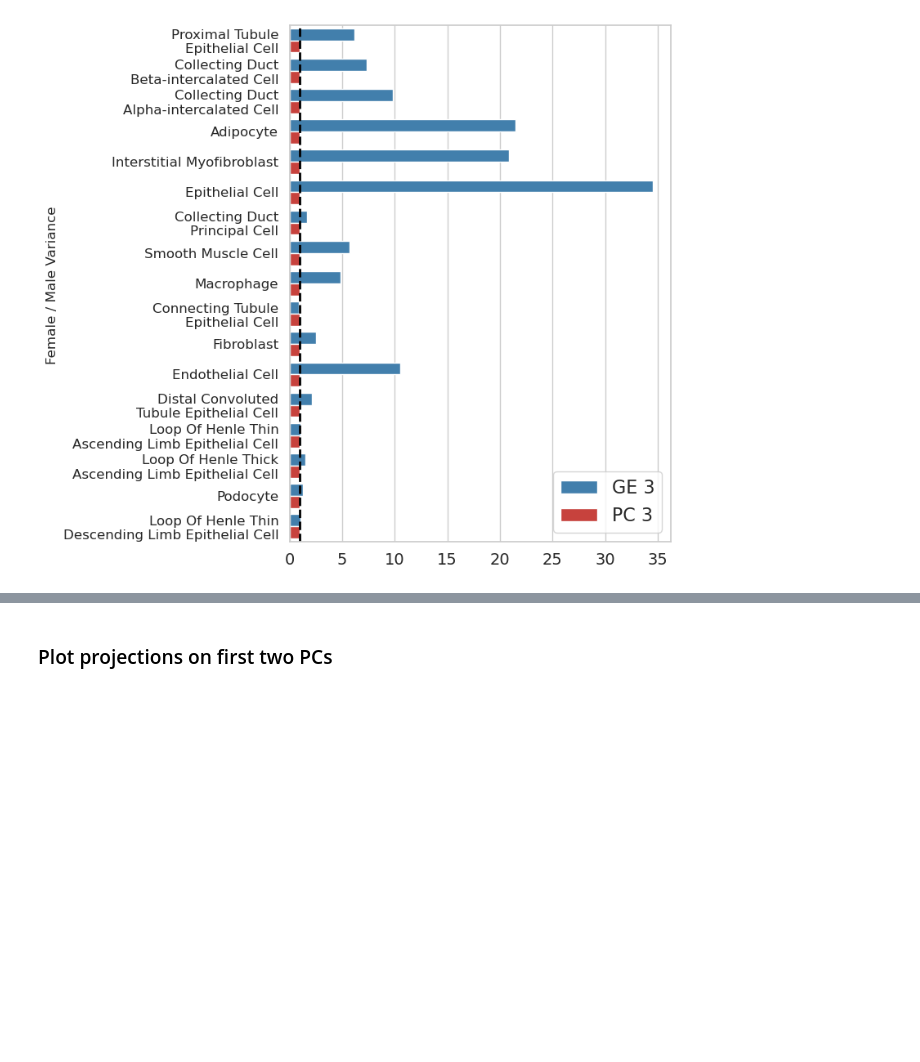
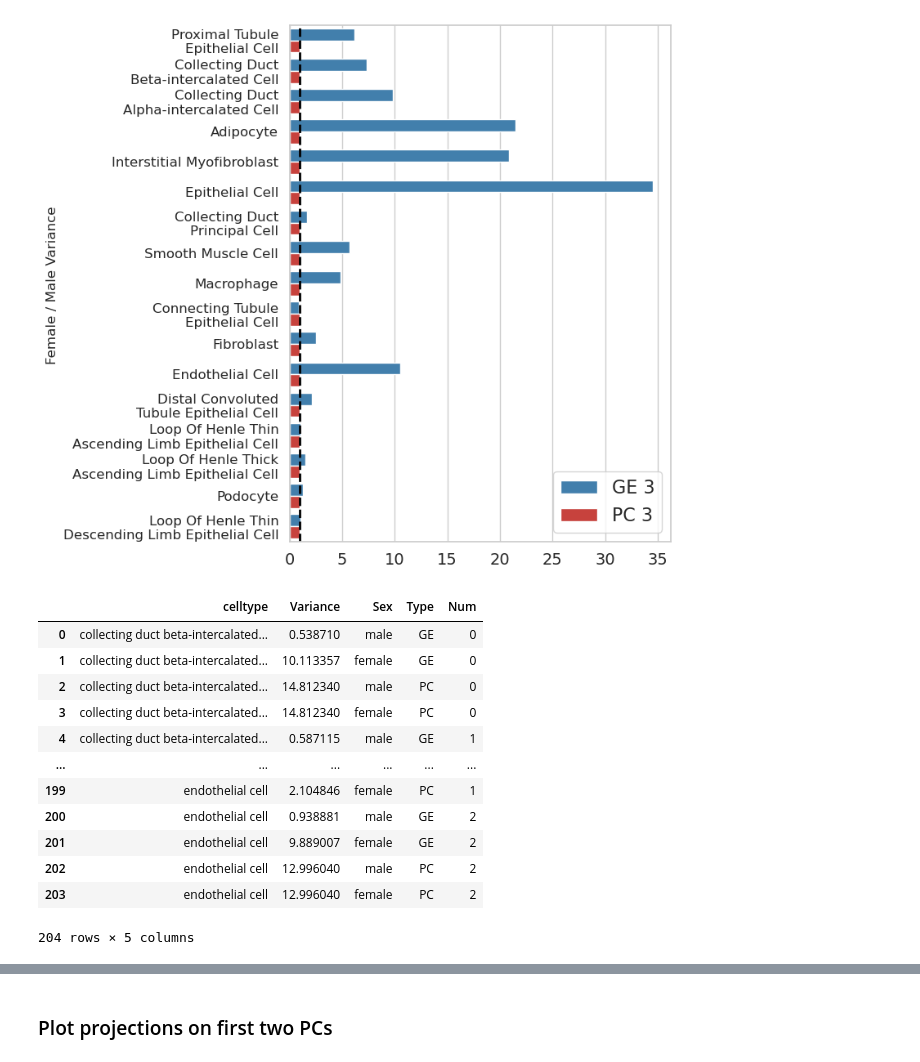
Before and after one commit to pachterlab/CJP_2025, a Jupyter notebook: notebooks/sn-mouse-kidney.ipynb, the cells around one changed output, grey strips where cells are left out. Saved outputs shown, nothing was run; the diff lists cells and outputs as text; code cells hidden in the pictures; blank space fills up the shorter version.

```diff
--- a/notebooks/sn-mouse-kidney.ipynb
+++ b/notebooks/sn-mouse-kidney.ipynb
@@ -269,3 +269,19 @@ for i in range(3):
 [figure]
 [figure]
 [figure]
+# %%
+ct_var_df
+# %% [output]
+|  | celltype | Variance | Sex | Type | Num |
+| 0 | collecting duct beta-intercalated... | 0.538710 | male | GE | 0 |
+| 1 | collecting duct beta-intercalated... | 10.113357 | female | GE | 0 |
+| 2 | collecting duct beta-intercalated... | 14.812340 | male | PC | 0 |
+| 3 | collecting duct beta-intercalated... | 14.812340 | female | PC | 0 |
+| 4 | collecting duct beta-intercalated... | 0.587115 | male | GE | 1 |
+| ... | ... | ... | ... | ... | ... |
+| 199 | endothelial cell | 2.104846 | female | PC | 1 |
+| 200 | endothelial cell | 0.938881 | male | GE | 2 |
+| 201 | endothelial cell | 9.889007 | female | GE | 2 |
+| 202 | endothelial cell | 12.996040 | male | PC | 2 |
+| 203 | endothelial cell | 12.996040 | female | PC | 2 |
+204 rows × 5 columns
```
Also changed, not shown: parts of 6 cells of this notebook.
